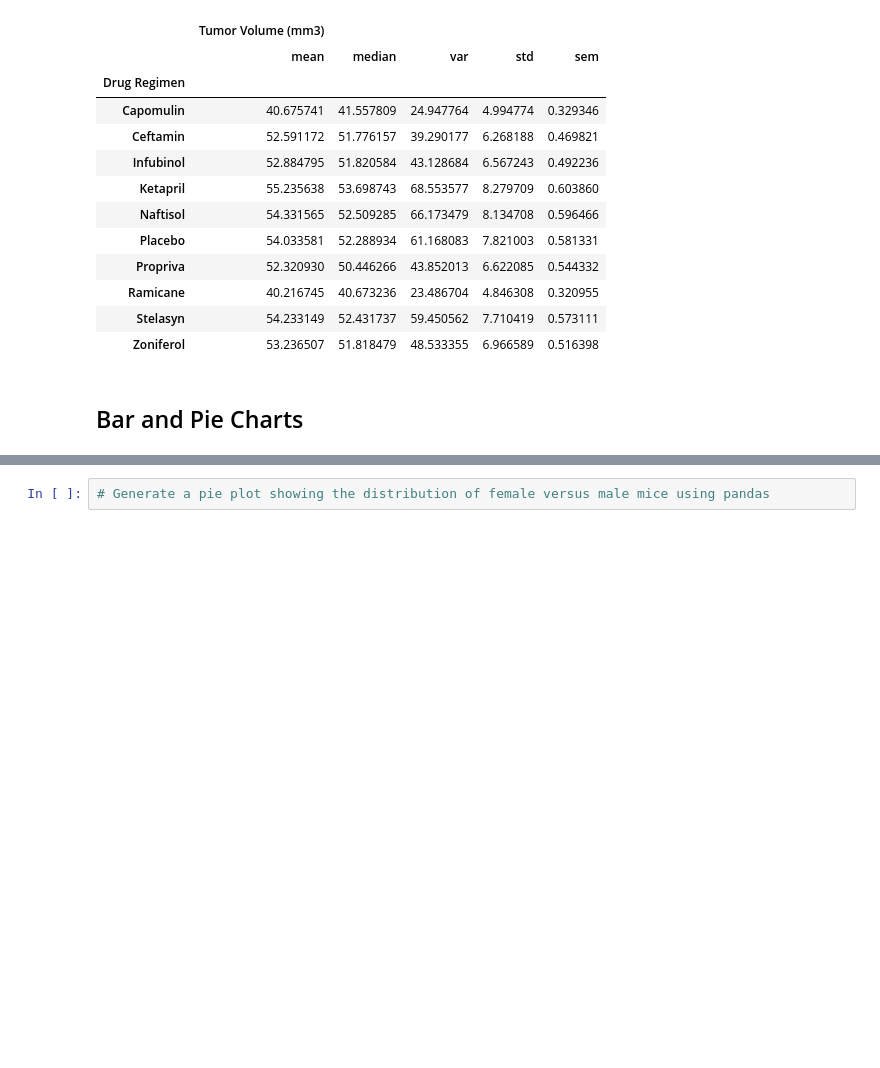
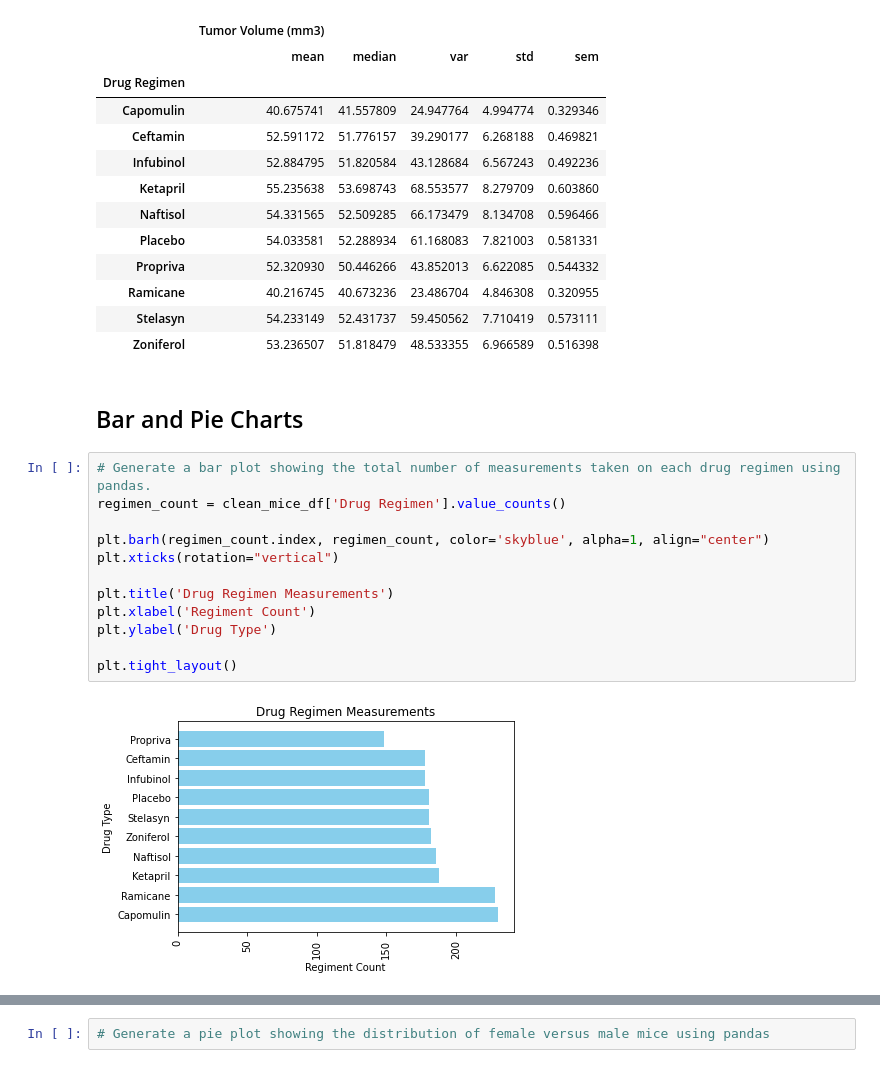
Before and after one commit to Chadwick-N/MatPlotLib-Challenge, a Jupyter notebook: Pymaceuticals/pymaceuticals_starter.ipynb, the cells around one changed output, grey strips where cells are left out. Drawn from its saved outputs; the diff is of its cells as text; blank space fills up the shorter version.

```diff
--- a/Pymaceuticals/pymaceuticals_starter.ipynb
+++ b/Pymaceuticals/pymaceuticals_starter.ipynb
@@ -129,4 +129,18 @@ agg_stats_df
 | Zoniferol | 53.236507 | 51.818479 | 48.533355 | 6.966589 | 0.516398 |
 # %% [markdown]
 ## Bar and Pie Charts
+# %%
+# Generate a bar plot showing the total number of measurements taken on each drug regimen using pandas.
+regimen_count = clean_mice_df['Drug Regimen'].value_counts()
+
+plt.barh(regimen_count.index, regimen_count, color='skyblue', alpha=1, align="center")
+plt.xticks(rotation="vertical")
+
+plt.title('Drug Regimen Measurements')
+plt.xlabel('Regiment Count')
+plt.ylabel('Drug Type')
+
+plt.tight_layout()
+# %% [output]
+[figure, added]
 # %%
```
Also changed, not shown: parts of 2 cells of this notebook.
